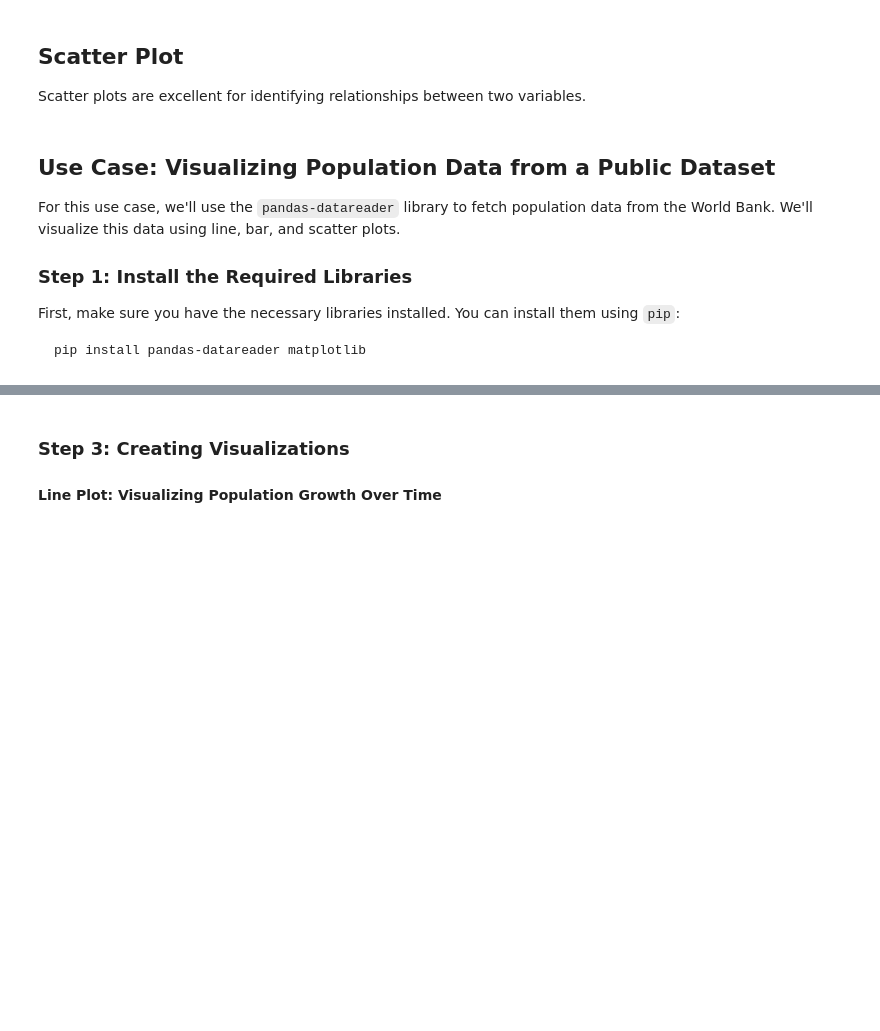
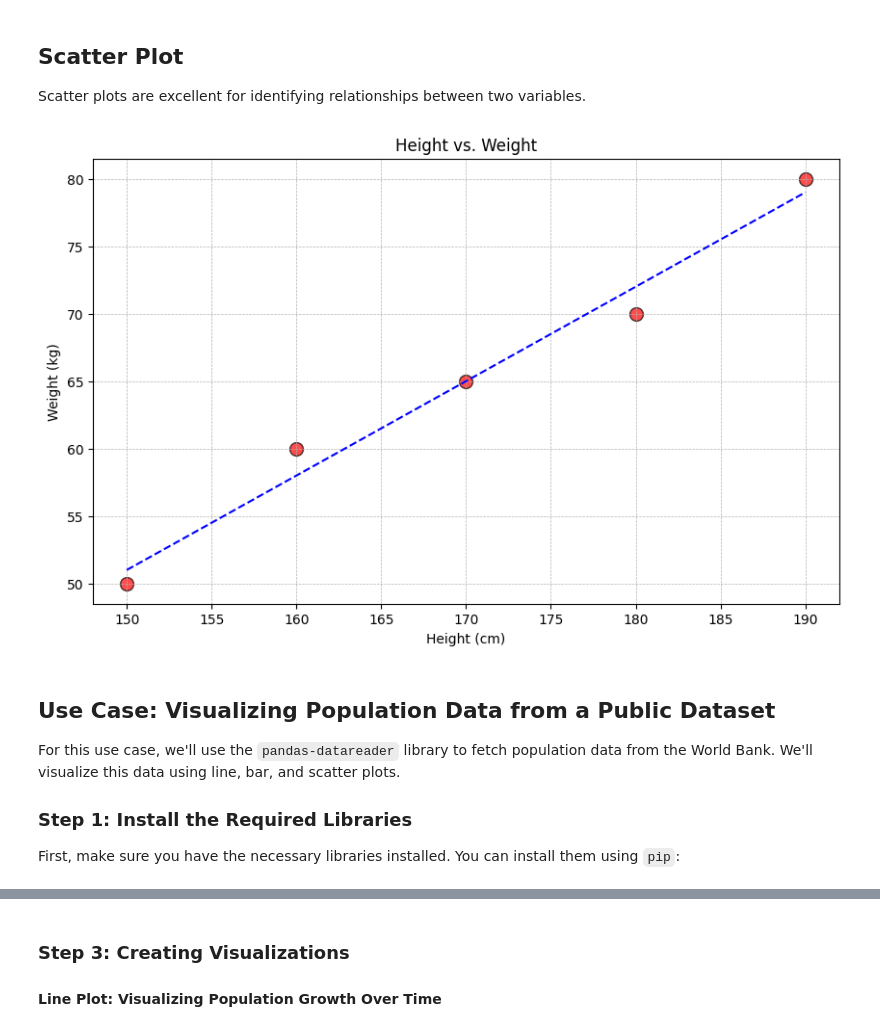
Before and after one commit to ricardogr07/100-days-of-python-and-data-science, a Jupyter notebook: 21_creating_basic_plots.ipynb, the cells around one changed output, grey strips where cells are left out. Saved outputs shown, nothing was run; the diff lists cells and outputs as text; code cells hidden in the pictures; blank space fills up the shorter version.

````diff
--- a/21_creating_basic_plots.ipynb
+++ b/21_creating_basic_plots.ipynb
@@ -51,25 +65,29 @@ Scatter plots are excellent for identifying relationships between two variables.
 # %%
 # Example data
 data = {
     'Height': [150, 160, 170, 180, 190],
     'Weight': [50, 60, 65, 70, 80]
 }
 df = pd.DataFrame(data)
 
 # Creating a scatter plot
 plt.figure(figsize=(10, 6))
-plt.scatter(df['Height'], df['Weight'], color='red')
+plt.scatter(df['Height'], df['Weight'], color='red', s=100, alpha=0.7, edgecolors='black')
 plt.title('Height vs. Weight')
 plt.xlabel('Height (cm)')
 plt.ylabel('Weight (kg)')
-plt.grid(True)
+plt.grid(True, linestyle='--', linewidth=0.5)
+
+# Adding regression line
+m, b = np.polyfit(df['Height'], df['Weight'], 1)
+plt.plot(df['Height'], m * df['Height'] + b, color='blue', linestyle='--')
+
 plt.show()
+# %% [output]
+[figure, added]
 # %% [markdown]
 ## Use Case: Visualizing Population Data from a Public Dataset
 For this use case, we'll use the `pandas-datareader` library to fetch population data from the World Bank. We'll visualize this data using line, bar, and scatter plots.
 
 ### Step 1: Install the Required Libraries
 First, make sure you have the necessary libraries installed. You can install them using `pip`:
-```sh
-pip install pandas-datareader matplotlib
-```
````
Also changed, not shown: parts of 9 cells of this notebook.
